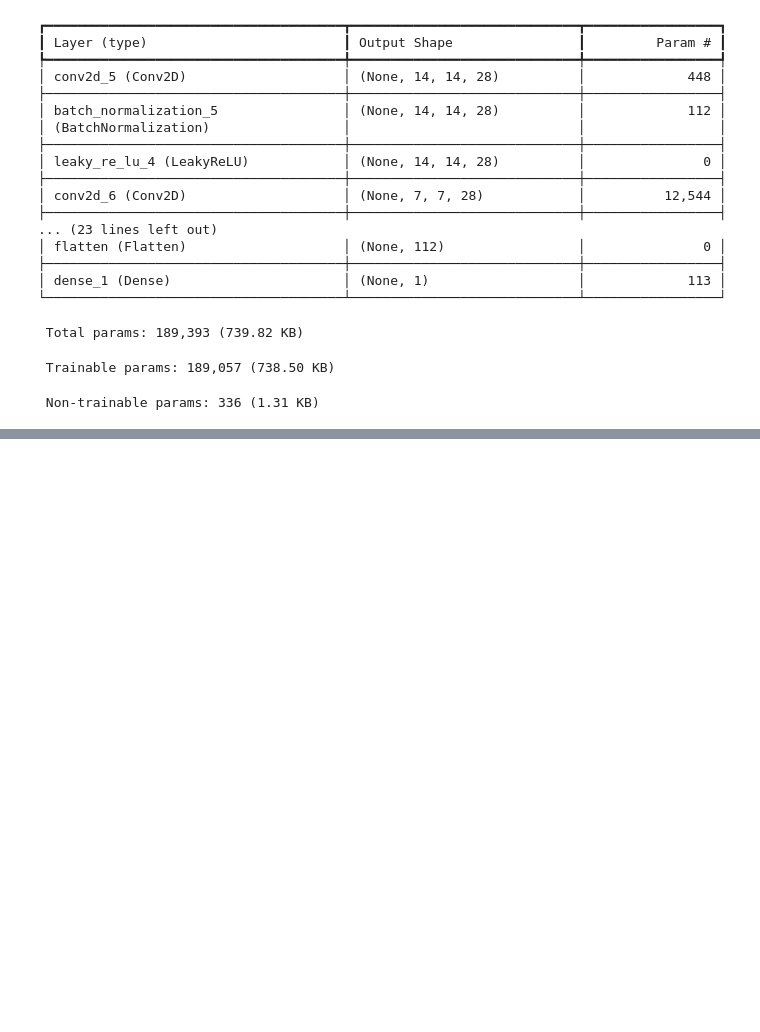
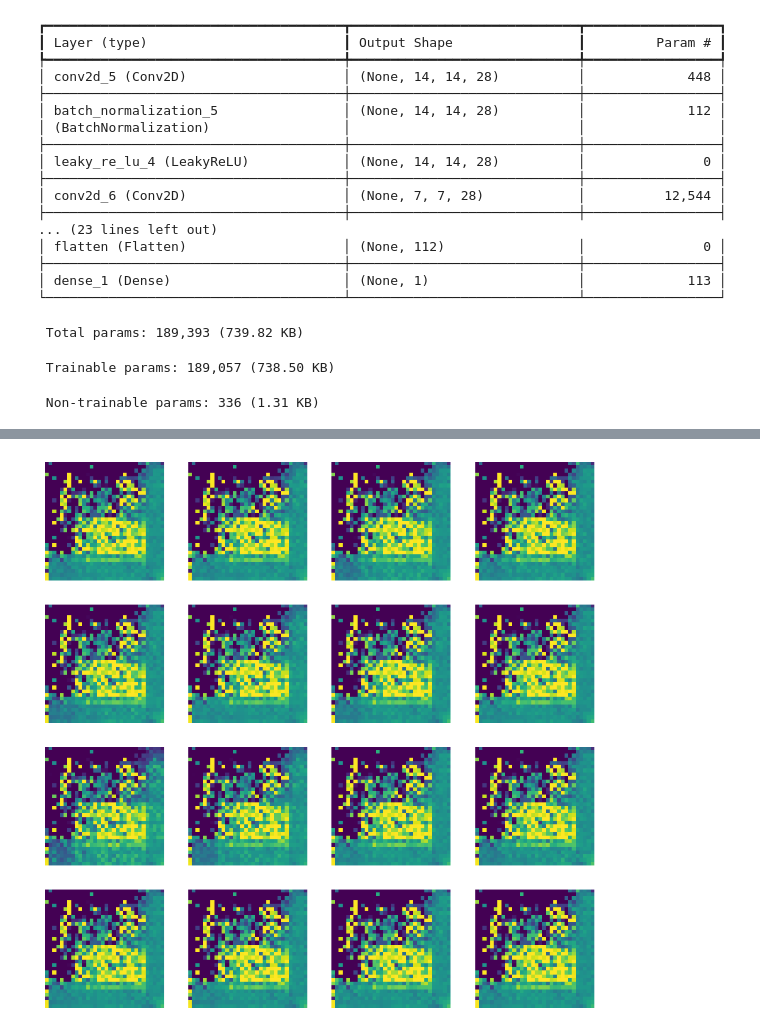
Before and after one commit to Maxxx-VS/The-Founder, a Jupyter notebook: 35_4_GAN_MNIST_fashion.ipynb, the cells around one changed output, grey strips where cells are left out. Saved outputs shown, nothing was run; the diff lists cells and outputs as text; code cells hidden in the pictures; blank space fills up the shorter version.

```diff
--- a/35_4_GAN_MNIST_fashion.ipynb
+++ b/35_4_GAN_MNIST_fashion.ipynb
@@ -352,0 +407,15 @@ plot_generated_images(2)
+# %%
+def plot_generated_images(square = 4):
+    plt.figure(figsize = (10,10))
+    for i in range(square * square):
+        plt.subplot(square, square, i+1)
+        noise = np.random.normal(0,1,(1,LATENT_DIM))
+        img = generator(noise)
+        plt.imshow(np.clip((img[0,...]+1)/2, 0, 1))
+        ax.imshow(digit, cmap=plt.cm.binary)
+        plt.axis('off')
+        plt.grid()
+
+plot_generated_images(4)
+# %% [output]
+[figure, added]
```
Also changed, not shown: parts of 16 cells of this notebook.
